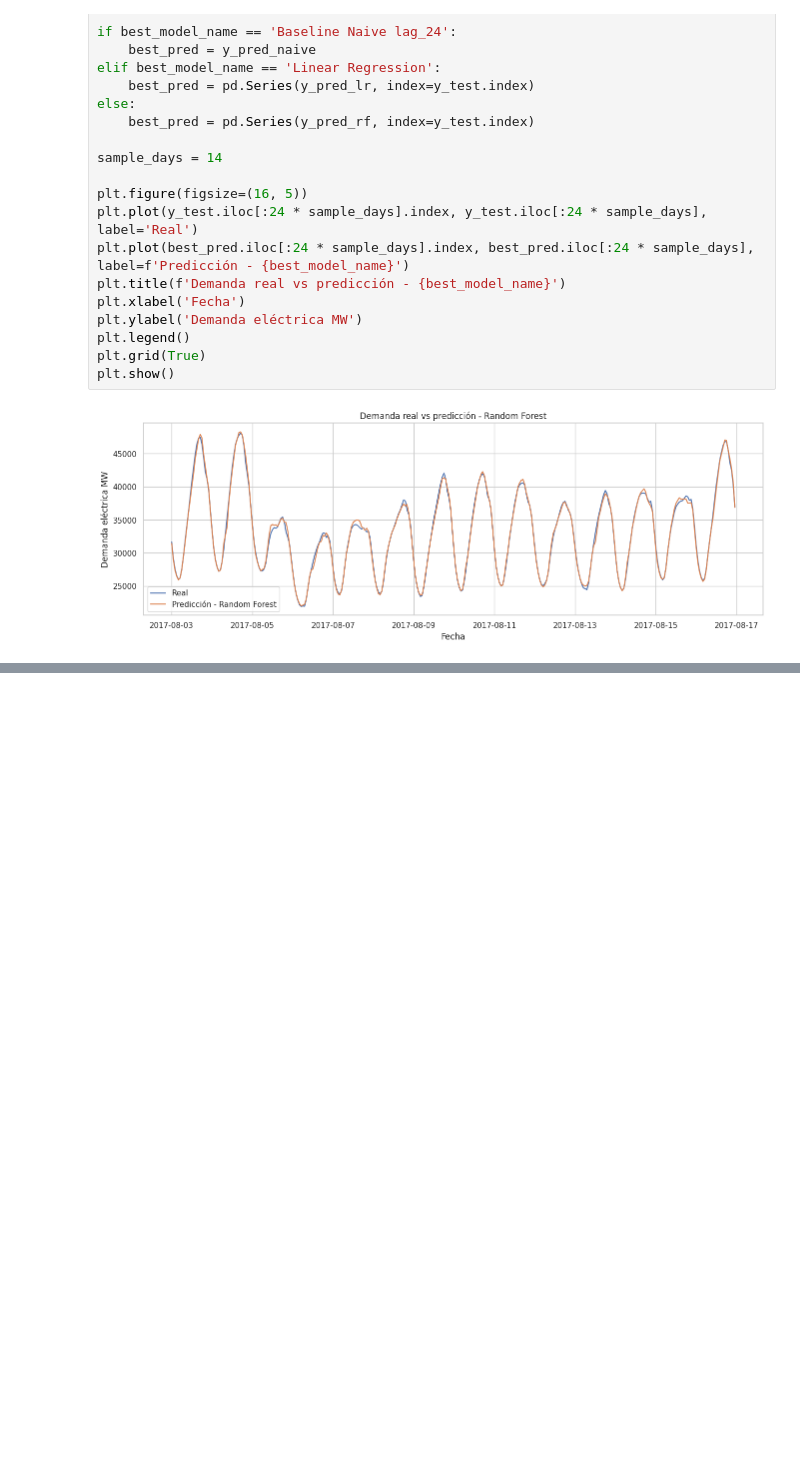
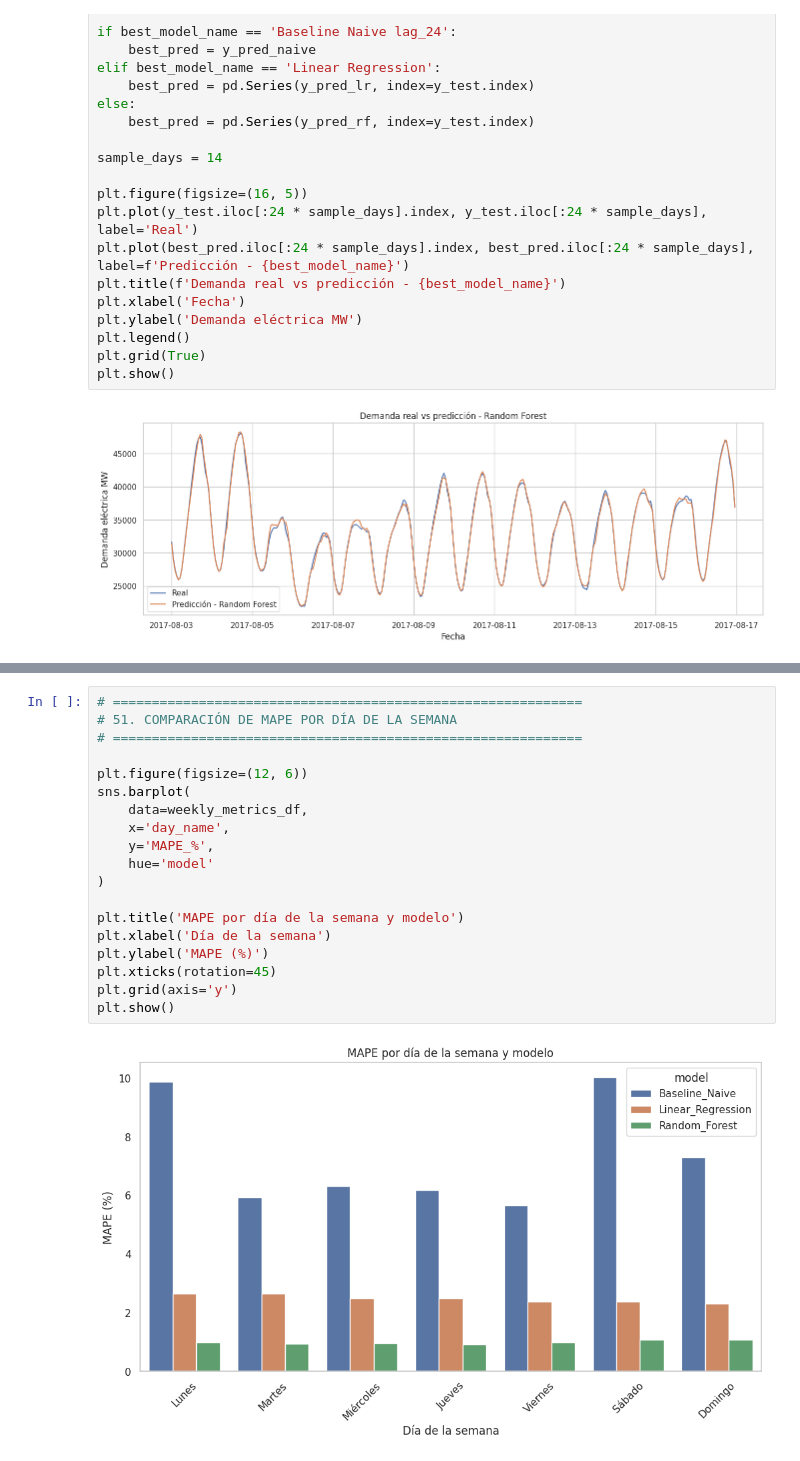
Before and after one commit to jonabaroadsrp/Portafolio_Energia_P1, a Jupyter notebook: forecasting_de_demanda_electrica_P1.ipynb, the cells around one changed output, grey strips where cells are left out. Drawn from its saved outputs; the diff is of its cells as text; blank space fills up the shorter version.

```diff
--- a/forecasting_de_demanda_electrica_P1.ipynb
+++ b/forecasting_de_demanda_electrica_P1.ipynb
@@ -1516,0 +1788,21 @@ plt.show()
+# %%
+# ============================================================
+# 51. COMPARACIÓN DE MAPE POR DÍA DE LA SEMANA
+# ============================================================
+
+plt.figure(figsize=(12, 6))
+sns.barplot(
+    data=weekly_metrics_df,
+    x='day_name',
+    y='MAPE_%',
+    hue='model'
+)
+
+plt.title('MAPE por día de la semana y modelo')
+plt.xlabel('Día de la semana')
+plt.ylabel('MAPE (%)')
+plt.xticks(rotation=45)
+plt.grid(axis='y')
+plt.show()
+# %% [output]
+[figure, added]
```
Also changed, not shown: parts of 54 cells of this notebook.
